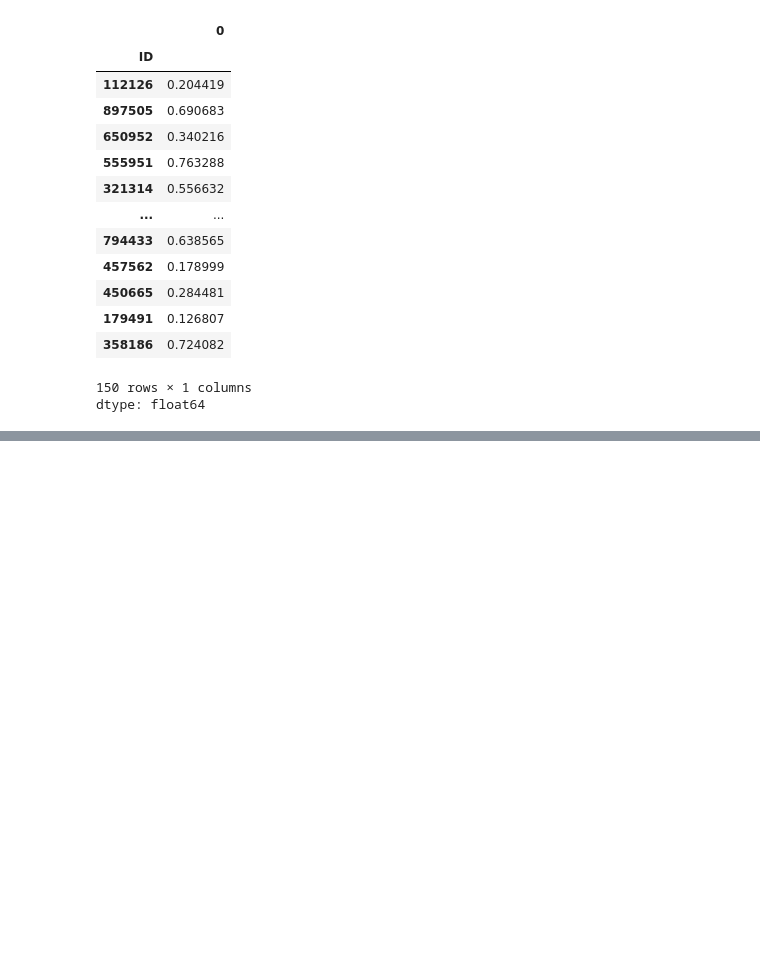
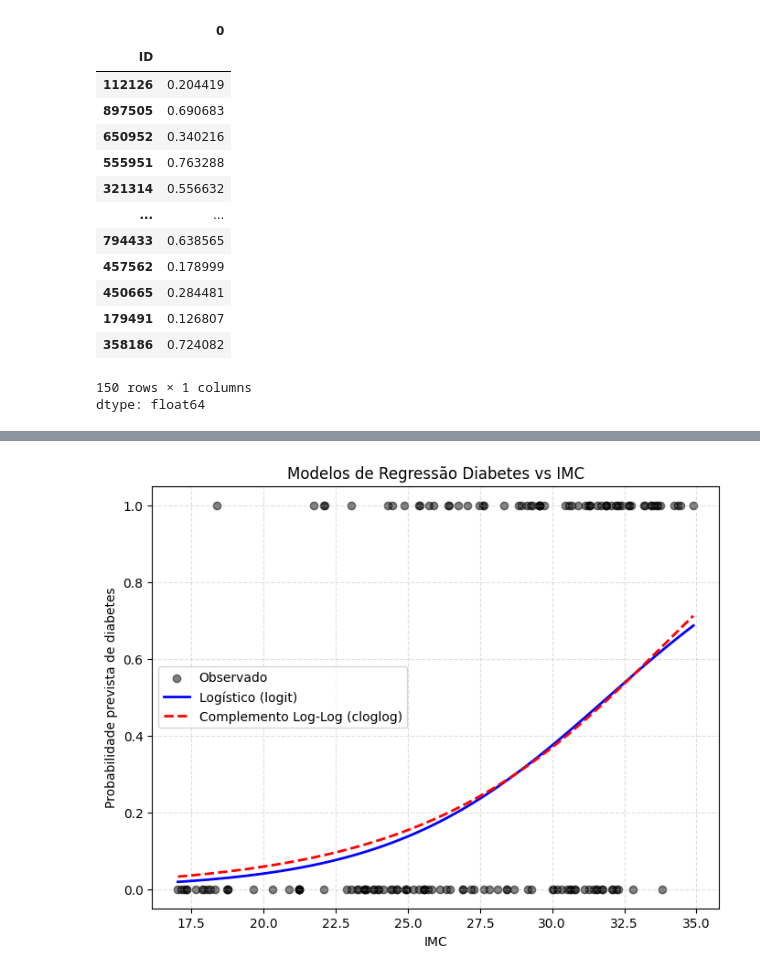
Before and after one commit to cibelerusso/MRASII, a Jupyter notebook: Códigos em Python/SME0823_Regressão_logística.ipynb, the cells around one changed output, grey strips where cells are left out. Saved outputs shown, nothing was run; the diff lists cells and outputs as text; code cells hidden in the pictures; blank space fills up the shorter version.

```diff
--- a/Códigos em Python/SME0823_Regressão_logística.ipynb
+++ b/Códigos em Python/SME0823_Regressão_logística.ipynb
@@ -533,0 +571,32 @@ fig.show()
+# %%
+# Sequência de IMC
+imc_seq = np.linspace(df['IMC'].min(), df['IMC'].max(), 100)
+
+# Cria matriz de preditores com IMC variando e outras fixas na média
+X_pred = pd.DataFrame({
+    'const': 1,
+    'Idade': df['Idade'].mean(),
+    'Sexo': 0,  # masculino como referência
+    'IMC': imc_seq,
+    'PAM': df['PAM'].mean(),
+    'S': df['S'].mean()
+})
+
+# Probabilidades previstas
+p_logit_pred = res.predict(X_pred)
+p_cloglog_pred = res_cll.predict(X_pred)
+
+# Gráfico
+plt.figure(figsize=(8,6))
+plt.scatter(df['IMC'], df['diabetes'], color='black', alpha=0.5, label='Observado')
+plt.plot(imc_seq, p_logit_pred, color='blue', label='Logístico (logit)', linewidth=2)
+plt.plot(imc_seq, p_cloglog_pred, color='red', linestyle='--', label='Complemento Log-Log (cloglog)', linewidth=2)
+
+plt.title('Modelos de Regressão Diabetes vs IMC')
+plt.xlabel('IMC')
+plt.ylabel('Probabilidade prevista de diabetes')
+plt.legend()
+plt.grid(alpha=0.4, linestyle='--')
+plt.show()
+# %% [output]
+[figure, added]
```
Also changed, not shown: parts of 7 cells of this notebook.
